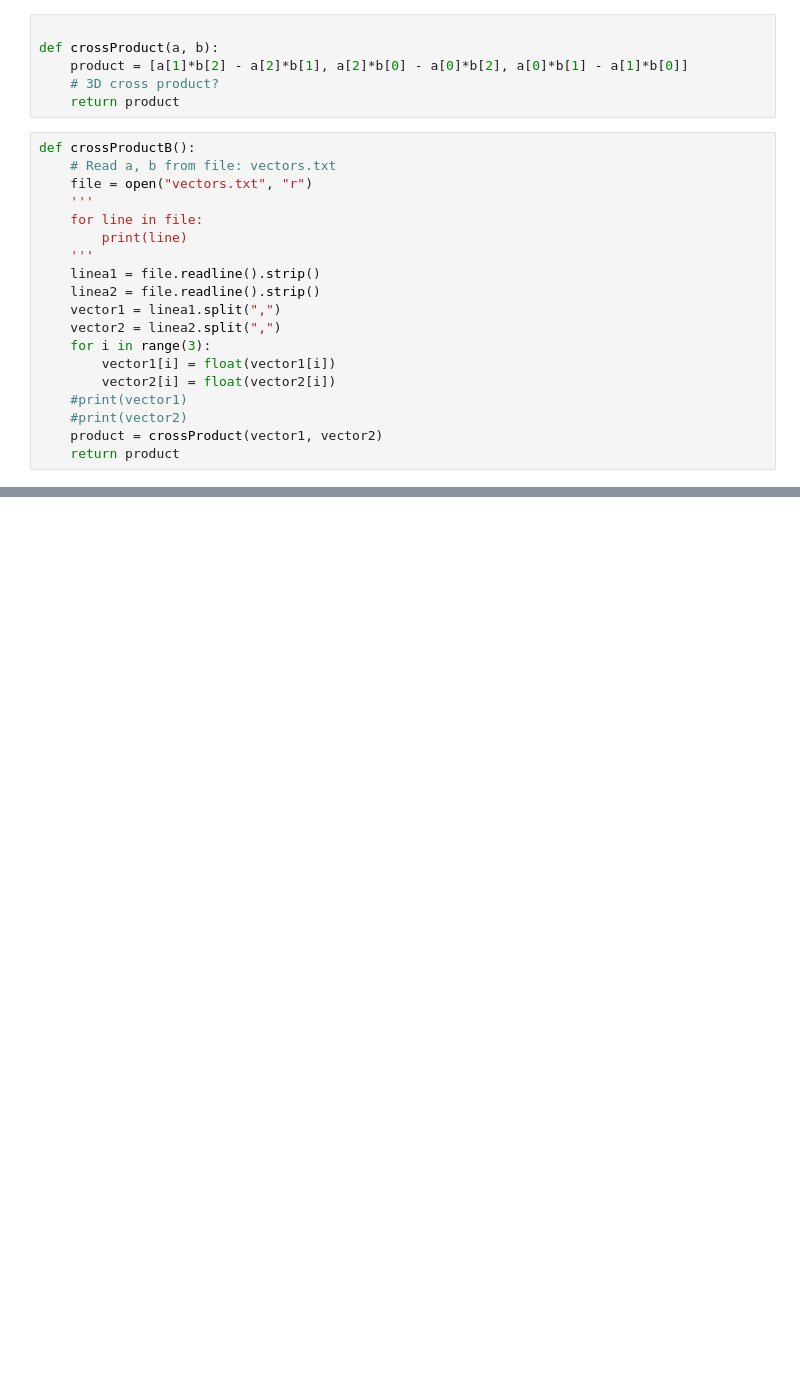
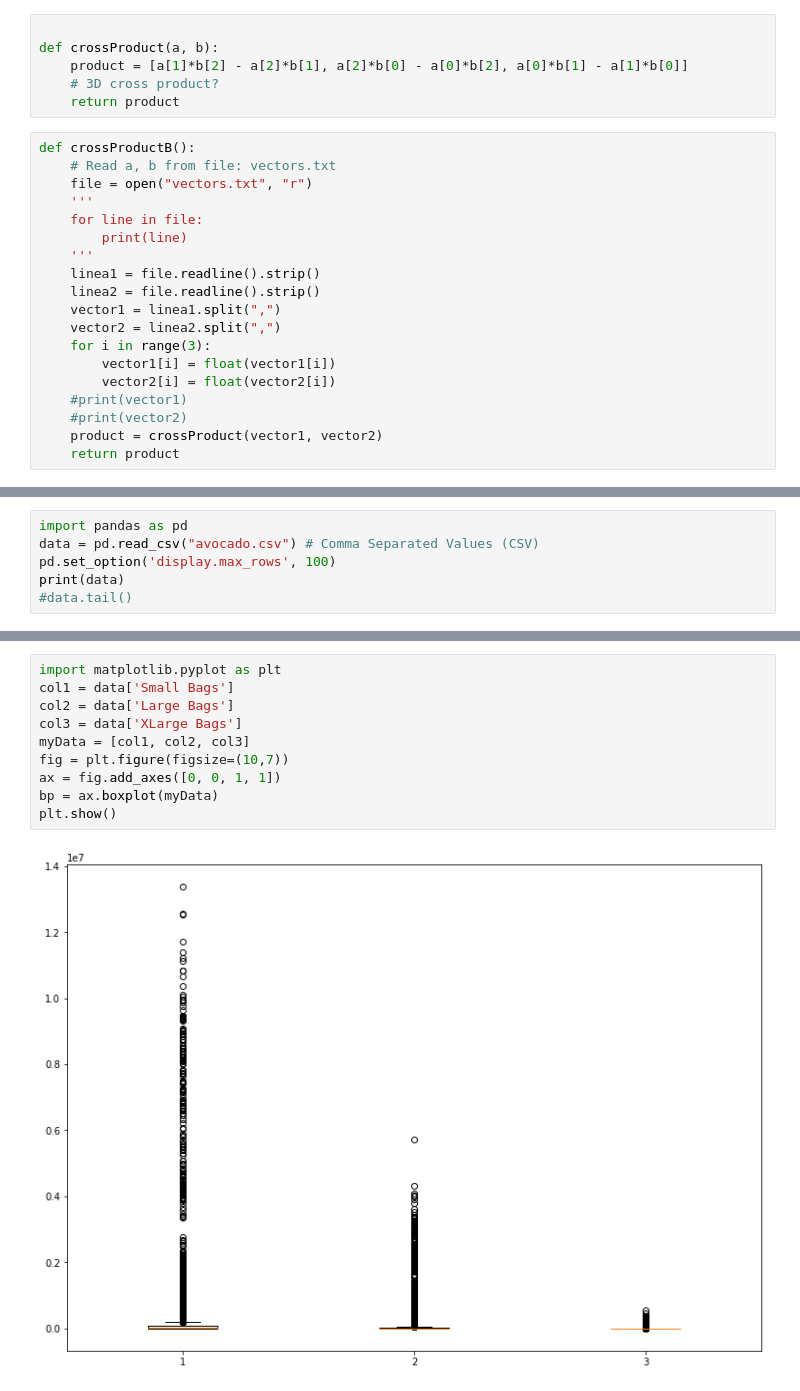
Before and after one commit to Diegorem/retoAnalitica, a Jupyter notebook: ElArteDeLaAnalitica.ipynb, the cells around one changed output, grey strips where cells are left out. Cells and saved outputs as stored; diff of their text form; blank space fills up the shorter version.

```diff
--- a/ElArteDeLaAnalitica.ipynb
+++ b/ElArteDeLaAnalitica.ipynb
@@ -78,0 +92,6 @@ crossProductB()
+# %%
+import pandas as pd
+data = pd.read_csv("avocado.csv") # Comma Separated Values (CSV)
+pd.set_option('display.max_rows', 100)
+print(data)
+#data.tail()
@@ -78,0 +154,12 @@ crossProductB()
+# %%
+import matplotlib.pyplot as plt
+col1 = data['Small Bags']
+col2 = data['Large Bags']
+col3 = data['XLarge Bags']
+myData = [col1, col2, col3]
+fig = plt.figure(figsize=(10,7))
+ax = fig.add_axes([0, 0, 1, 1])
+bp = ax.boxplot(myData)
+plt.show()
+# %% [output]
+[figure, added]
```
Also changed, not shown: parts of 16 cells of this notebook.
